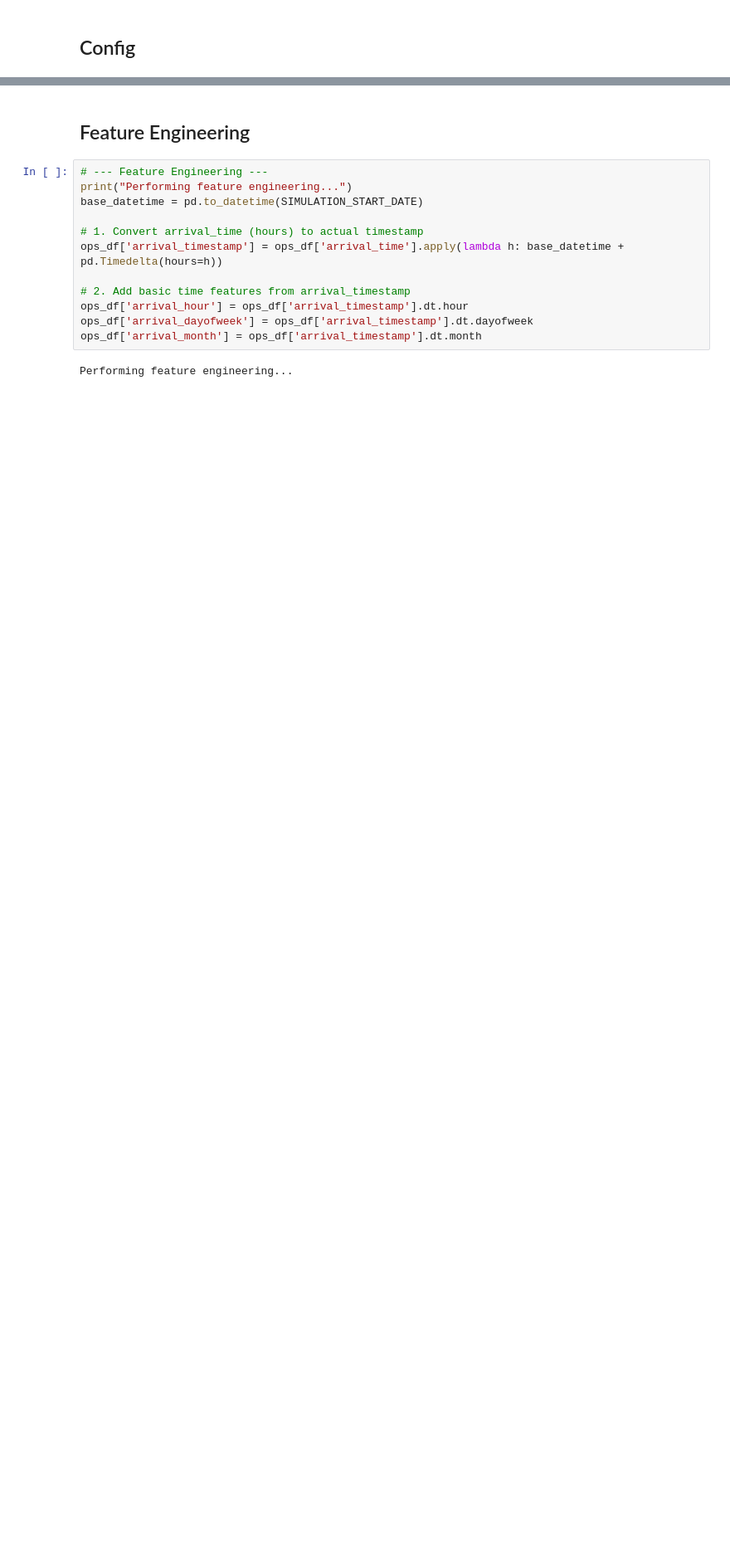
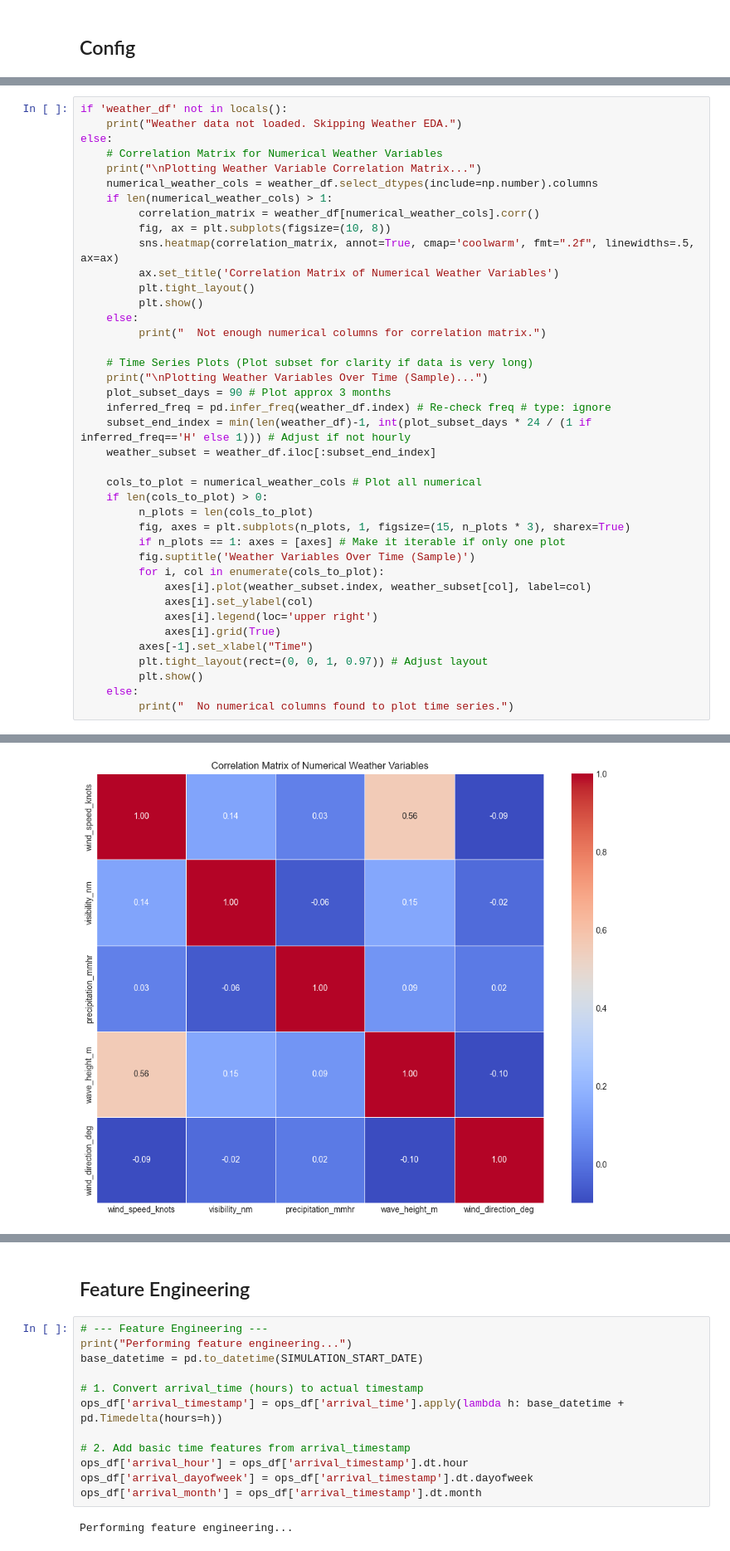
Before and after one commit to MatricalDefunkt/pbl2-ship-delay, a Jupyter notebook: train_models.ipynb, the cells around one changed output, grey strips where cells are left out. Shown at 83% size. Cells and saved outputs as stored; diff of their text form; blank space fills up the shorter version.

```diff
--- a/train_models.ipynb
+++ b/train_models.ipynb
@@ -53,0 +214,41 @@ Loaded 2137 weather records and 1453 operations records.
+# %%
+if 'weather_df' not in locals():
+    print("Weather data not loaded. Skipping Weather EDA.")
+else:
+    # Correlation Matrix for Numerical Weather Variables
+    print("\nPlotting Weather Variable Correlation Matrix...")
+    numerical_weather_cols = weather_df.select_dtypes(include=np.number).columns
+    if len(numerical_weather_cols) > 1:
+         correlation_matrix = weather_df[numerical_weather_cols].corr()
+         fig, ax = plt.subplots(figsize=(10, 8))
+         sns.heatmap(correlation_matrix, annot=True, cmap='coolwarm', fmt=".2f", linewidths=.5, ax=ax)
+         ax.set_title('Correlation Matrix of Numerical Weather Variables')
+         plt.tight_layout()
+         plt.show()
+    else:
+         print("  Not enough numerical columns for correlation matrix.")
+
+    # Time Series Plots (Plot subset for clarity if data is very long)
+    print("\nPlotting Weather Variables Over Time (Sample)...")
+    plot_subset_days = 90 # Plot approx 3 months
+    inferred_freq = pd.infer_freq(weather_df.index) # Re-check freq # type: ignore
+    subset_end_index = min(len(weather_df)-1, int(plot_subset_days * 24 / (1 if inferred_freq=='H' else 1))) # Adjust if not hourly
+    weather_subset = weather_df.iloc[:subset_end_index]
+
+    cols_to_plot = numerical_weather_cols # Plot all numerical
+    if len(cols_to_plot) > 0:
+         n_plots = len(cols_to_plot)
+         fig, axes = plt.subplots(n_plots, 1, figsize=(15, n_plots * 3), sharex=True)
+         if n_plots == 1: axes = [axes] # Make it iterable if only one plot
+         fig.suptitle('Weather Variables Over Time (Sample)')
+         for i, col in enumerate(cols_to_plot):
+             axes[i].plot(weather_subset.index, weather_subset[col], label=col)
+             axes[i].set_ylabel(col)
+             axes[i].legend(loc='upper right')
+             axes[i].grid(True)
+         axes[-1].set_xlabel("Time")
+         plt.tight_layout(rect=(0, 0, 1, 0.97)) # Adjust layout
+         plt.show()
+    else:
+         print("  No numerical columns found to plot time series.")
+# %% [output]
@@ -53,0 +256 @@ Loaded 2137 weather records and 1453 operations records.
+[figure, added]
```
Also changed, not shown: parts of 21 cells of this notebook, 1 other file.
